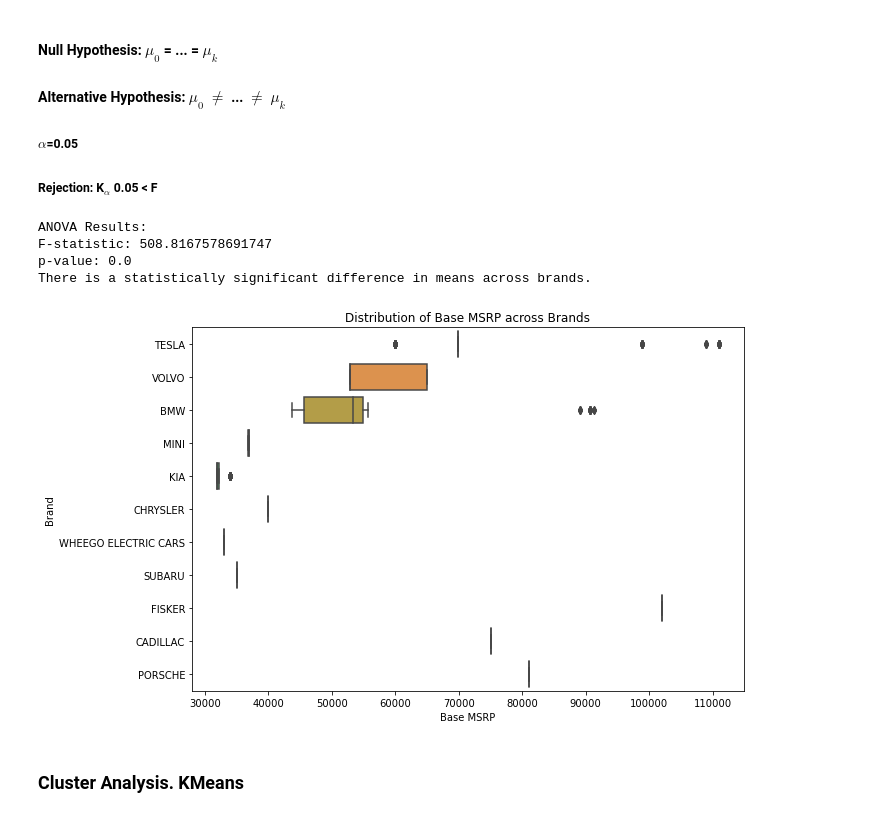
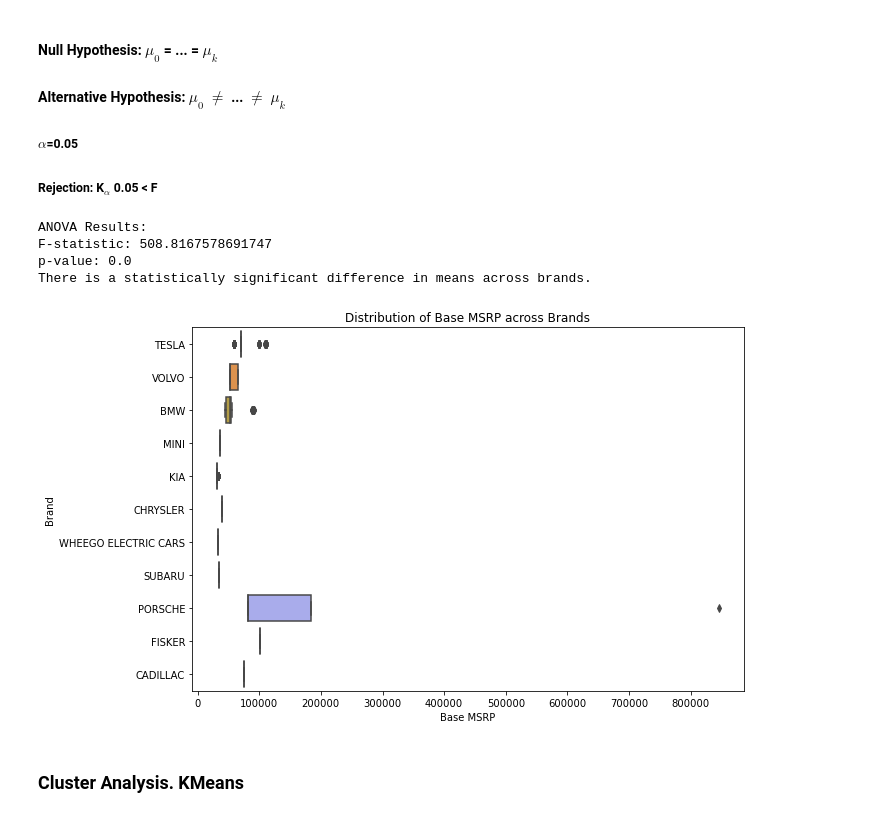
Before and after one commit to Saur9315/EV_data_analysis, a Jupyter notebook: electric_veh.ipynb, the cells around one changed output. Saved outputs shown, nothing was run; the diff lists cells and outputs as text; code cells hidden in the pictures.

```diff
--- a/electric_veh.ipynb
+++ b/electric_veh.ipynb
@@ -427,35 +436,37 @@ R-squared Score: 0.3041388656401013
 ##### Rejection:  K$_\alpha$ 0.05 < F
 # %%
 # Perform one-way ANOVA to compare mean Base MSRP across brands
+
 anova_results = st.f_oneway(*[data[data['Make'] == brand]['Base MSRP'] for brand in data['Make'].unique()])
+# anova_results = st.f_oneway(*[data_v2[data_v2['Make'] == brand]['Base MSRP'] for brand in data_v2['Make'].unique()])
 
 # Display ANOVA results
 print("ANOVA Results:")
 print("F-statistic:", anova_results.statistic)
 print("p-value:", anova_results.pvalue)
 
 if anova_results.pvalue < 0.05:
     print("There is a statistically significant difference in means across brands.")
 else:
     print("There is no statistically significant difference in means across brands.")
 
 
 # Plot box plots to visualize the distribution of Base MSRP across brands
 plt.figure(figsize=(10, 6))
 # data.boxplot(column='Base MSRP', by='Make', vert=False)
-# sns.boxplot(x=data['Base MSRP'], y=data['Make'])                                                      # origin
-sns.boxplot(x=data[data['Base MSRP']<180000]['Base MSRP'], y=data[data['Base MSRP']<180000]['Make'])    # without outliers
+sns.boxplot(x=data['Base MSRP'], y=data['Make'])              # origin
+# sns.boxplot(x=data_v2['Base MSRP'], y=data_v2['Make'])      # without outliers
 plt.title('Distribution of Base MSRP across Brands')
 plt.xlabel('Base MSRP')
 plt.ylabel('Brand')
 plt.tight_layout()
 plt.show()
 # %% [output]
 ANOVA Results:
 F-statistic: 508.8167578691747
 p-value: 0.0
 There is a statistically significant difference in means across brands.
-[figure, old version]
+[figure, new version]
 # %% [markdown]
 ### Cluster Analysis. KMeans
 # %%
```
Also changed, not shown: parts of 10 cells of this notebook.
